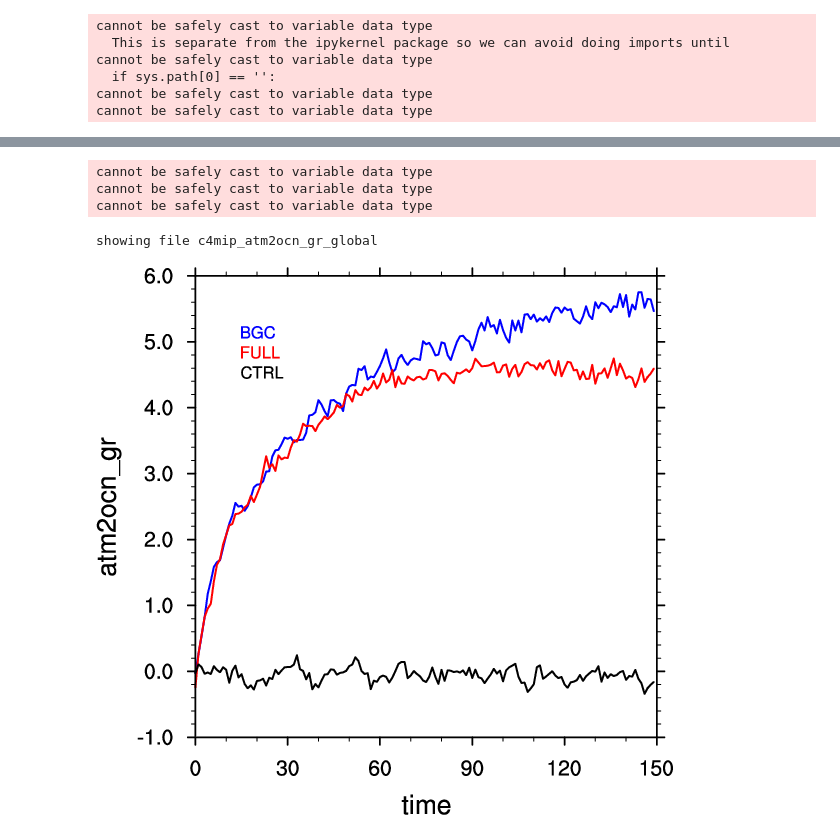
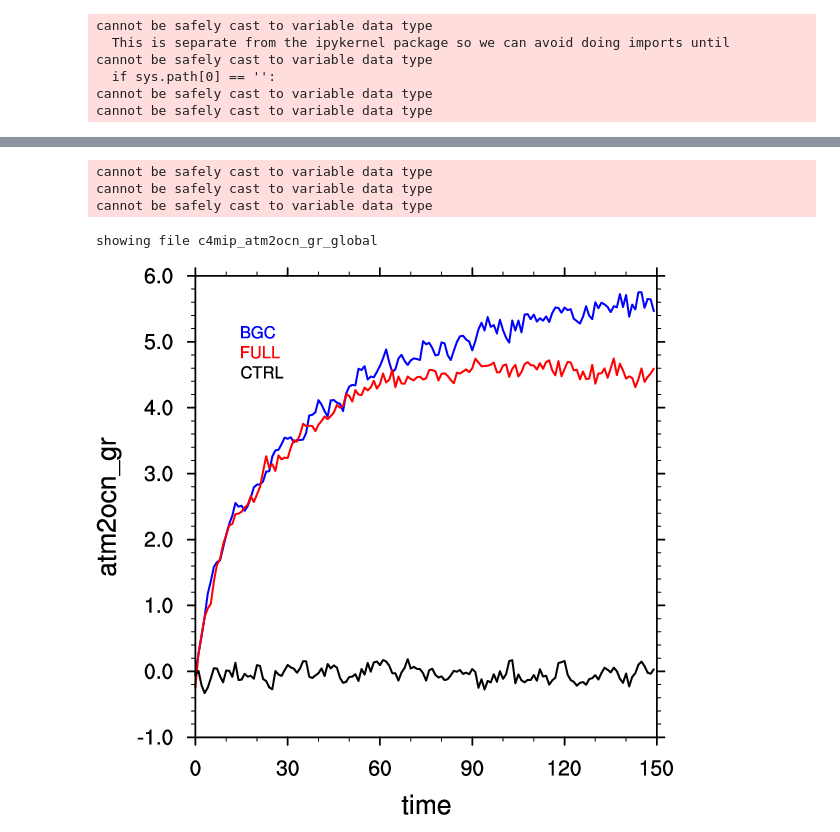
Before and after one commit to ckoven/cesm2_c4mip, a Jupyter notebook: cesm_c4mip.ipynb, the cells around one changed output, grey strips where cells are left out. Saved outputs shown, nothing was run; the diff lists cells and outputs as text; code cells hidden in the pictures.

```diff
--- a/cesm_c4mip.ipynb
+++ b/cesm_c4mip.ipynb
@@ -74,8 +74,8 @@ tasfilenames = [
 ['tas_Amon_CESM2_1pctCO2_r1i1p1f1_gn_000101-005012.nc',
 'tas_Amon_CESM2_1pctCO2_r1i1p1f1_gn_005101-010012.nc',
 'tas_Amon_CESM2_1pctCO2_r1i1p1f1_gn_010101-015012.nc'],
-['tas_Amon_CESM2_piControl_r1i1p1f1_gn_080001-089912.nc',
-'tas_Amon_CESM2_piControl_r1i1p1f1_gn_090001-099912.nc']
+['tas_Amon_CESM2_piControl_r1i1p1f1_gn_050001-059912.nc',
+'tas_Amon_CESM2_piControl_r1i1p1f1_gn_060001-069912.nc']
 ]
 
 tasfiles_bgc=[]
@@ -113,13 +113,13 @@ showing file c4mip_tas_global
 # %%
 co2filenames = [
+['co2_Amon_CESM2_1pctCO2-bgc_r1i1p1f1_gn_000101-005012.nc',
+'co2_Amon_CESM2_1pctCO2-bgc_r1i1p1f1_gn_005101-010012.nc',
+'co2_Amon_CESM2_1pctCO2-bgc_r1i1p1f1_gn_010101-015012.nc'],
 ['co2_Amon_CESM2_1pctCO2_r1i1p1f1_gn_000101-005012.nc',
 'co2_Amon_CESM2_1pctCO2_r1i1p1f1_gn_005101-010012.nc',
 'co2_Amon_CESM2_1pctCO2_r1i1p1f1_gn_010101-015012.nc'],
-['co2_Amon_CESM2_1pctCO2_r1i1p1f1_gn_000101-005012.nc',
-'co2_Amon_CESM2_1pctCO2_r1i1p1f1_gn_005101-010012.nc',
-'co2_Amon_CESM2_1pctCO2_r1i1p1f1_gn_010101-015012.nc'],
-['co2_Amon_CESM2_piControl_r1i1p1f1_gn_080001-089912.nc',
-'co2_Amon_CESM2_piControl_r1i1p1f1_gn_090001-099912.nc']
+['co2_Amon_CESM2_piControl_r1i1p1f1_gn_050001-059912.nc',
+'co2_Amon_CESM2_piControl_r1i1p1f1_gn_060001-069912.nc']
 ]
 
 co2files_bgc=[]
@@ -162,8 +162,8 @@ atm2lndfilenames = [
 ['netAtmosLandCO2Flux_Emon_CESM2_1pctCO2_r1i1p1f1_gn_000101-005012.nc',
 'netAtmosLandCO2Flux_Emon_CESM2_1pctCO2_r1i1p1f1_gn_005101-010012.nc',
 'netAtmosLandCO2Flux_Emon_CESM2_1pctCO2_r1i1p1f1_gn_010101-015012.nc'],
-['netAtmosLandCO2Flux_Emon_CESM2_piControl_r1i1p1f1_gn_080001-089912.nc',
-'netAtmosLandCO2Flux_Emon_CESM2_piControl_r1i1p1f1_gn_090001-099912.nc']
+['netAtmosLandCO2Flux_Emon_CESM2_piControl_r1i1p1f1_gn_050001-059912.nc',
+'netAtmosLandCO2Flux_Emon_CESM2_piControl_r1i1p1f1_gn_060001-069912.nc']
 ]
 
 atm2lndfiles_bgc=[]
@@ -205,42 +205,42 @@ atm2ocn_grfilenames = [
 ['fgco2_Omon_CESM2_1pctCO2_r1i1p1f1_gr_000101-005012.nc',
 'fgco2_Omon_CESM2_1pctCO2_r1i1p1f1_gr_005101-010012.nc',
 'fgco2_Omon_CESM2_1pctCO2_r1i1p1f1_gr_010101-015012.nc'],
-['fgco2_Omon_CESM2_piControl_r1i1p1f1_gr_080001-089912.nc',
-'fgco2_Omon_CESM2_piControl_r1i1p1f1_gr_090001-099912.nc']
+['fgco2_Omon_CESM2_piControl_r1i1p1f1_gr_050001-059912.nc',
+'fgco2_Omon_CESM2_piControl_r1i1p1f1_gr_060001-069912.nc']
 ]
 
 atm2ocn_grfiles_bgc=[]
 for i in range(len(atm2ocn_grfilenames[0])):
     atm2ocn_grfiles_bgc.append(nc4.Dataset(atm2ocn_grfilenames[0][i]))
 
 atm2ocn_grfiles_ful=[]
 for i in range(len(atm2ocn_grfilenames[1])):
     atm2ocn_grfiles_ful.append(nc4.Dataset(atm2ocn_grfilenames[1][i]))
 
 atm2ocn_grfiles_ctrl=[]
 for i in range(len(atm2ocn_grfilenames[2])):
     atm2ocn_grfiles_ctrl.append(nc4.Dataset(atm2ocn_grfilenames[2][i]))
 
 
 atm2ocn_gr_bgc = np.ma.row_stack((atm2ocn_grfiles_bgc[0].variables['fgco2'][:],atm2ocn_grfiles_bgc[1].variables['fgco2'][:],atm2ocn_grfiles_bgc[2].variables['fgco2'][:]))
 atm2ocn_gr_bgc_annual = smoothlib.monthly_to_annual(atm2ocn_gr_bgc)
 atm2ocn_gr_bgc_global_annual = geog_funcs.area_integrate(atm2ocn_gr_bgc_annual, lat_ocn_gr, lon_ocn_gr, area=area_ocn_gr)  * 86400.*365. / 1e12
 
 atm2ocn_gr_ful = np.ma.row_stack((atm2ocn_grfiles_ful[0].variables['fgco2'][:],atm2ocn_grfiles_ful[1].variables['fgco2'][:],atm2ocn_grfiles_ful[2].variables['fgco2'][:]))
 atm2ocn_gr_ful_annual = smoothlib.monthly_to_annual(atm2ocn_gr_ful)
 atm2ocn_gr_ful_global_annual = geog_funcs.area_integrate(atm2ocn_gr_ful_annual, lat_ocn_gr, lon_ocn_gr, area=area_ocn_gr) * 86400.*365. / 1e12
 
 atm2ocn_gr_ctrl = np.ma.row_stack((atm2ocn_grfiles_ctrl[0].variables['fgco2'][:],atm2ocn_grfiles_ctrl[1].variables['fgco2'][:]))
 atm2ocn_gr_ctrl_annual = smoothlib.monthly_to_annual(atm2ocn_gr_ctrl)
 atm2ocn_gr_ctrl_global_annual = geog_funcs.area_integrate(atm2ocn_gr_ctrl_annual, lat_ocn_gr, lon_ocn_gr, area=area_ocn_gr) * 86400.*365. / 1e12
 
 map_funcs.xyplot(np.arange(len(atm2ocn_gr_ful_global_annual)), np.row_stack((atm2ocn_gr_bgc_global_annual,atm2ocn_gr_ful_global_annual,atm2ocn_gr_ctrl_global_annual[0:150])), file='c4mip_atm2ocn_gr_global', ytitle='atm2ocn_gr', xtitle='time', showjupyter=True, colors=['blue','red','black'], labels=['BGC','FULL','CTRL'])
 # %% [output]
 cannot be safely cast to variable data type
 cannot be safely cast to variable data type
 cannot be safely cast to variable data type
 showing file c4mip_atm2ocn_gr_global
-[figure, old version]
+[figure, new version]
 # %%
 atm2ocn_gnfilenames = [
 ['fgco2_Omon_CESM2_1pctCO2-bgc_r1i1p1f1_gn_000101-005012.nc',
```
Also changed, not shown: parts of 9 cells of this notebook.
